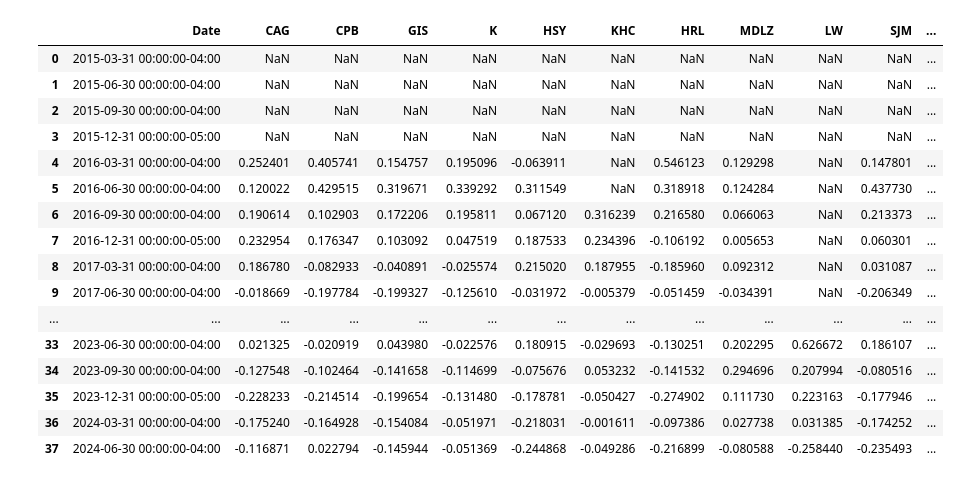
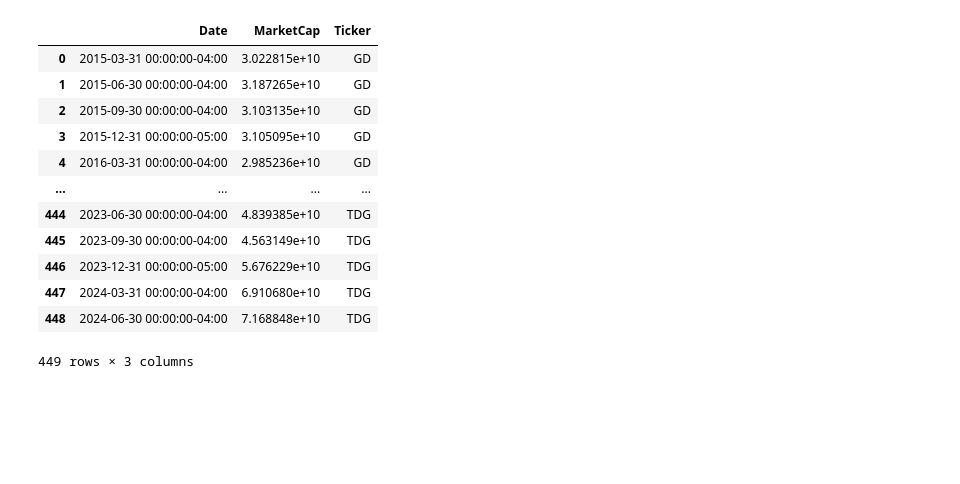
Before and after one commit to tanishhky/ArbitrageForSP500, a Jupyter notebook: yoy.ipynb, the cells around one changed output. Cells and saved outputs as stored; diff of their text form; code cells hidden in the pictures; blank space fills up the shorter version.

```diff
--- a/yoy.ipynb
+++ b/yoy.ipynb
@@ -166,21 +183,17 @@ KeyboardInterrupt:
 # %%
-d=pd.read_csv('sector_growth_results/Packaged Foods & Meats_quarterly_yoy_growth.csv')
+d=pd.read_csv('sector_mkt_cap_results/Aerospace & Defense_mkt_cap_quarter_end.csv')
 d
 # %% [output]
-|  | Date | CAG | CPB | GIS | K | HSY | KHC | HRL | MDLZ | LW | SJM | ... |
-| 0 | 2015-03-31 00:00:00-04:00 | NaN | NaN | NaN | NaN | NaN | NaN | NaN | NaN | NaN | NaN | ... |
-| 1 | 2015-06-30 00:00:00-04:00 | NaN | NaN | NaN | NaN | NaN | NaN | NaN | NaN | NaN | NaN | ... |
-| 2 | 2015-09-30 00:00:00-04:00 | NaN | NaN | NaN | NaN | NaN | NaN | NaN | NaN | NaN | NaN | ... |
-| 3 | 2015-12-31 00:00:00-05:00 | NaN | NaN | NaN | NaN | NaN | NaN | NaN | NaN | NaN | NaN | ... |
-| 4 | 2016-03-31 00:00:00-04:00 | 0.252401 | 0.405741 | 0.154757 | 0.195096 | -0.063911 | NaN | 0.546123 | 0.129298 | NaN | 0.147801 | ... |
-| 5 | 2016-06-30 00:00:00-04:00 | 0.120022 | 0.429515 | 0.319671 | 0.339292 | 0.311549 | NaN | 0.318918 | 0.124284 | NaN | 0.437730 | ... |
-| 6 | 2016-09-30 00:00:00-04:00 | 0.190614 | 0.102903 | 0.172206 | 0.195811 | 0.067120 | 0.316239 | 0.216580 | 0.066063 | NaN | 0.213373 | ... |
-| 7 | 2016-12-31 00:00:00-05:00 | 0.232954 | 0.176347 | 0.103092 | 0.047519 | 0.187533 | 0.234396 | -0.106192 | 0.005653 | NaN | 0.060301 | ... |
-| 8 | 2017-03-31 00:00:00-04:00 | 0.186780 | -0.082933 | -0.040891 | -0.025574 | 0.215020 | 0.187955 | -0.185960 | 0.092312 | NaN | 0.031087 | ... |
-| 9 | 2017-06-30 00:00:00-04:00 | -0.018669 | -0.197784 | -0.199327 | -0.125610 | -0.031972 | -0.005379 | -0.051459 | -0.034391 | NaN | -0.206349 | ... |
-| ... | ... | ... | ... | ... | ... | ... | ... | ... | ... | ... | ... | ... |
-| 33 | 2023-06-30 00:00:00-04:00 | 0.021325 | -0.020919 | 0.043980 | -0.022576 | 0.180915 | -0.029693 | -0.130251 | 0.202295 | 0.626672 | 0.186107 | ... |
-| 34 | 2023-09-30 00:00:00-04:00 | -0.127548 | -0.102464 | -0.141658 | -0.114699 | -0.075676 | 0.053232 | -0.141532 | 0.294696 | 0.207994 | -0.080516 | ... |
-| 35 | 2023-12-31 00:00:00-05:00 | -0.228233 | -0.214514 | -0.199654 | -0.131480 | -0.178781 | -0.050427 | -0.274902 | 0.111730 | 0.223163 | -0.177946 | ... |
-| 36 | 2024-03-31 00:00:00-04:00 | -0.175240 | -0.164928 | -0.154084 | -0.051971 | -0.218031 | -0.001611 | -0.097386 | 0.027738 | 0.031385 | -0.174252 | ... |
-| 37 | 2024-06-30 00:00:00-04:00 | -0.116871 | 0.022794 | -0.145944 | -0.051369 | -0.244868 | -0.049286 | -0.216899 | -0.080588 | -0.258440 | -0.235493 | ... |
+|  | Date | MarketCap | Ticker |
+| 0 | 2015-03-31 00:00:00-04:00 | 3.022815e+10 | GD |
+| 1 | 2015-06-30 00:00:00-04:00 | 3.187265e+10 | GD |
+| 2 | 2015-09-30 00:00:00-04:00 | 3.103135e+10 | GD |
+| 3 | 2015-12-31 00:00:00-05:00 | 3.105095e+10 | GD |
+| 4 | 2016-03-31 00:00:00-04:00 | 2.985236e+10 | GD |
+| ... | ... | ... | ... |
+| 444 | 2023-06-30 00:00:00-04:00 | 4.839385e+10 | TDG |
+| 445 | 2023-09-30 00:00:00-04:00 | 4.563149e+10 | TDG |
+| 446 | 2023-12-31 00:00:00-05:00 | 5.676229e+10 | TDG |
+| 447 | 2024-03-31 00:00:00-04:00 | 6.910680e+10 | TDG |
+| 448 | 2024-06-30 00:00:00-04:00 | 7.168848e+10 | TDG |
+449 rows × 3 columns
```
Also changed, not shown: parts of 1 cell of this notebook.
